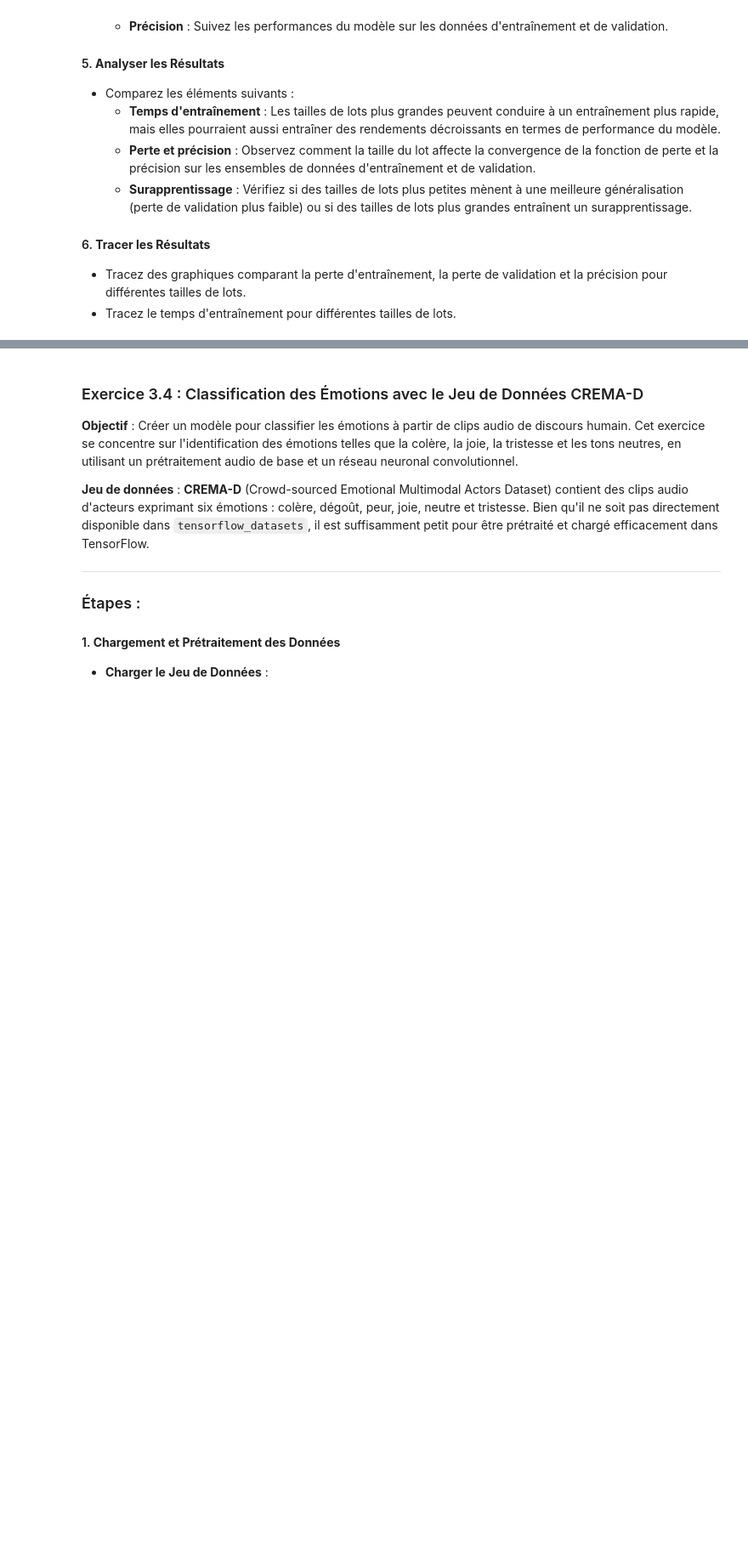
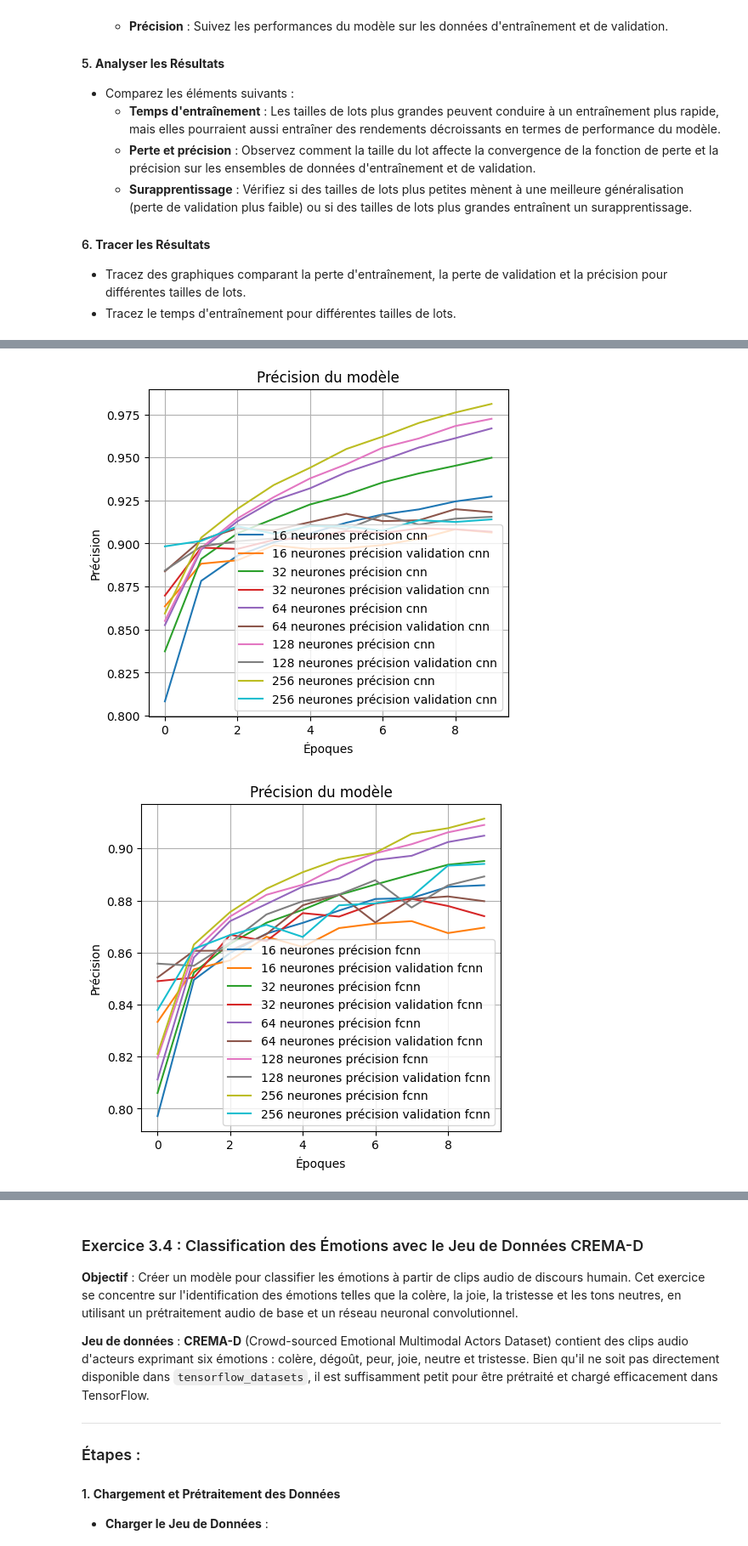
Before and after one commit to rodologie/IA-DeepLearning, a Jupyter notebook: fr/TP3/TP3.ipynb, the cells around one changed output, grey strips where cells are left out. Shown at 85% size. Cells and saved outputs as stored; diff of their text form; code cells hidden in the pictures; blank space fills up the shorter version.

```diff
--- a/fr/TP3/TP3.ipynb
+++ b/fr/TP3/TP3.ipynb
@@ -162,0 +343,15 @@ test_images = test_images.reshape(-1, 28, 28, 1)
+# %%
+# Modèle FCNN pour Fashion MNIST
+
+
+def build_model_fcnn(dense_neurons):
+    model = models.Sequential([
+        layers.Flatten(input_shape=(28, 28, 1)),
+        layers.Dense(dense_neurons, activation='relu'),
+        layers.Dense(64, activation='relu'),
+        layers.Dense(10, activation='softmax')
+    ])
+
+    model.compile(optimizer='adam',
+                  loss='sparse_categorical_crossentropy', metrics=['accuracy'])
+    return model
@@ -162,0 +408,52 @@ test_images = test_images.reshape(-1, 28, 28, 1)
+# %%
+plt.figure(figsize=(12, 5))
+plt.subplot(1, 2, 1)
+for neurons, metrics in results.items():
+    plt.plot(metrics['history']['accuracy'], label=f'{neurons} neurones précision cnn')
+    plt.plot(metrics['history']['val_accuracy'], label=f'{neurons} neurones précision validation cnn')
+plt.title('Précision du modèle')
+plt.xlabel('Époques')
+plt.ylabel('Précision')
+plt.legend()
+plt.grid(True)
+plt.show()
+
+plt.figure(figsize=(12, 5))
+plt.subplot(1, 2, 1)
+for neurons, metrics in results.items():
+    plt.plot(metrics['history_fcnn']['accuracy'],label=f'{neurons} neurones précision fcnn')
+    plt.plot(metrics['history_fcnn']['val_accuracy'], label=f'{neurons} neurones précision validation fcnn')
+
+plt.title('Précision du modèle')
+plt.xlabel('Époques')
+plt.ylabel('Précision')
+plt.legend()
+plt.grid(True)
+plt.show()
+
+plt.figure(figsize=(12, 5))
+plt.subplot(1, 2, 1)
+for neurons, metrics in results.items():
+    plt.plot(metrics['history']['loss'], label=f'{neurons} neurones perte cnn')
+    plt.plot(metrics['history']['val_loss'], label=f'{neurons} neurones perte validation cnn')
+plt.title('Perte du modèle')
+plt.xlabel('Époques')
+plt.ylabel('Perte')
+plt.legend()
+plt.grid(True)
+plt.show()
+
+plt.figure(figsize=(12, 5))
+plt.subplot(1, 2, 1)
+for neurons, metrics in results.items():
+    plt.plot(metrics['history_fcnn']['accuracy'],label=f'{neurons} neurones précision fcnn')
+    plt.plot(metrics['history_fcnn']['val_accuracy'], label=f'{neurons} neurones précision validation fcnn')
+plt.title('Précision du modèle')
+plt.xlabel('Époques')
+plt.ylabel('Précision')
+plt.legend()
+plt.grid(True)
+plt.show()
+# %% [output]
+[figure, added]
+[figure, added]
```
Also changed, not shown: parts of 13 cells of this notebook.
